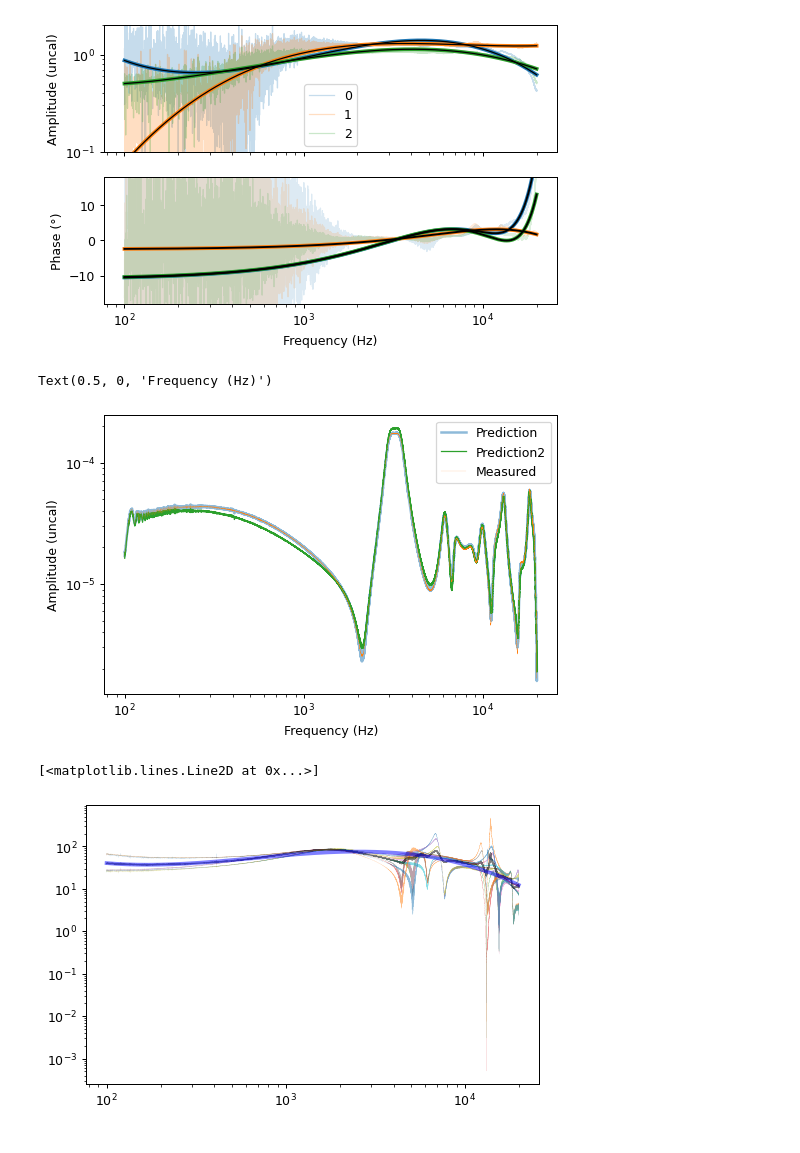
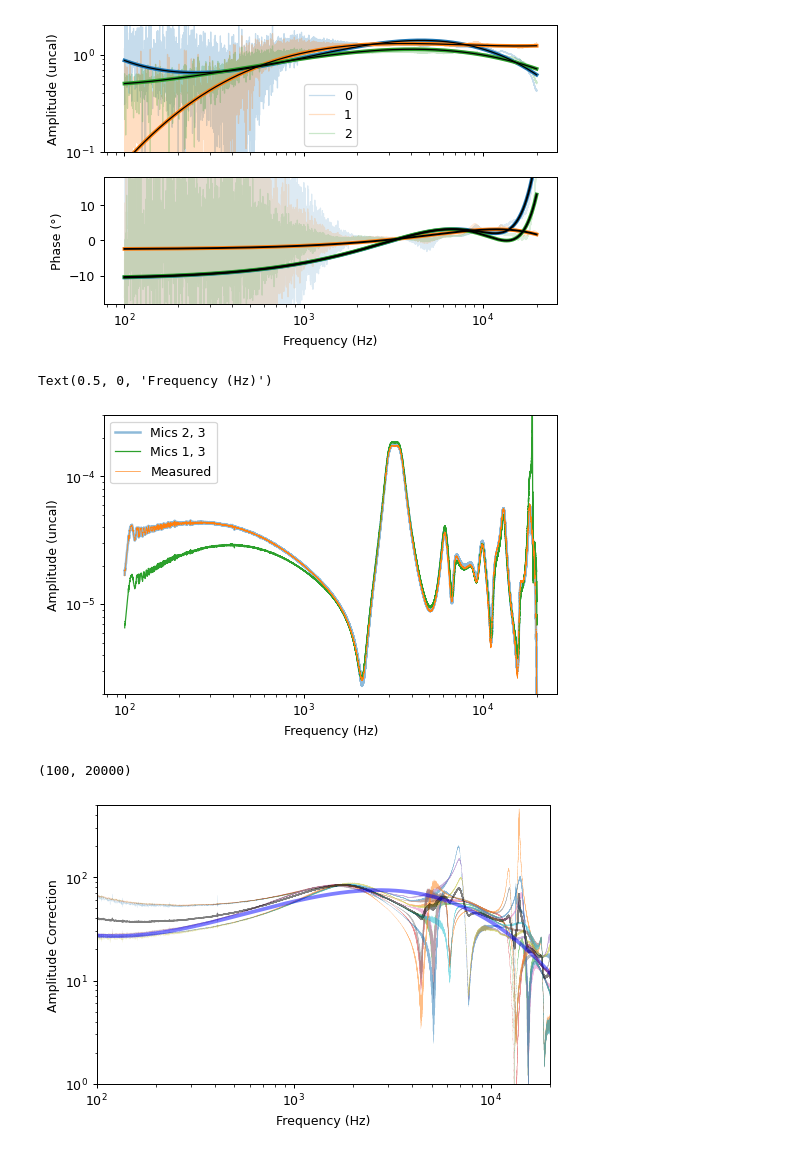
Before and after one commit to Tympan/auren-python, a Jupyter notebook: jupyter_notebooks/2024-07-02_auren_calibration_0.ipynb, the cells around one changed output. Cells and saved outputs as stored; diff of their text form; code cells hidden in the pictures.

```diff
--- a/jupyter_notebooks/2024-07-02_auren_calibration_0.ipynb
+++ b/jupyter_notebooks/2024-07-02_auren_calibration_0.ipynb
@@ -393,6 +392,7 @@ p3_pred = cavern_model.p_measured(
     x_mic[mic_ref],
     x_mic[mic1], x_mic[mic2],
     p[channel, trial, mic1] * cal_ordered[:, mic1], p[channel, trial, mic2] * cal_ordered[:, mic2])
+mic1 = 0
 p3_pred_smooth = cavern_model.p_measured(
     f[0, 0] * units.Hz,
     x_mic[mic_ref],
@@ -400,15 +400,16 @@ p3_pred_smooth = cavern_model.p_measured(
     p[channel, trial, mic1] * cal2[:, mic1], p[channel, trial, mic2] * cal2[:, mic2])
 
 fig, axs = plt.subplots(1, 1, sharex=True, **figkwargs)
-axs.loglog(f[0, 0], np.abs(p3_pred), 'C0', lw=2, alpha=0.5, label="Prediction")
-axs.loglog(f[0, 0], np.abs(p3_pred_smooth), 'C2', lw=1, label="Prediction2")
-axs.loglog(f[0, 0], np.abs(p[channel, trial, mic_ref]), 'C1', lw=0.1, label="Measured")
+axs.loglog(f[0, 0], np.abs(p3_pred), 'C0', lw=2, alpha=0.5, label="Mics 2, 3")
+axs.loglog(f[0, 0], np.abs(p3_pred_smooth), 'C2', lw=1, label="Mics 1, 3")
+axs.loglog(f[0, 0], np.abs(p[channel, trial, mic_ref]), 'C1', lw=0.5, label="Measured")
 axs.legend()
+plt.ylim(2e-6, 3e-4)
 axs.set_ylabel("Amplitude (uncal)")
 axs.set_xlabel('Frequency (Hz)')
 # %% [output]
 Text(0.5, 0, 'Frequency (Hz)')
-[figure, old version]
+[figure, new version]
 # %%
 # Now, calibrate the amplitude using a VERY similar approach to older attempts, but using the B&K probe measured pressure
 x_probe_offset = 0* units.mm
@@ -431,6 +432,7 @@ for i, mic in enumerate(channels[:-1]):
 s_abs_amp = 2
 
 amp_cal = mic_p_correction.mean(axis=(0, 1))
+amp_cal = mic_p_correction[1:].mean(axis=(0, 1))
 amp_cal_b = 10**(np.log10(mic_p_correction).mean(axis=(0, 1)))
 amp_cal_orig = mic_p_correction.mean(axis=(0, 1))
 # TODO, make a better fit with ALL the data here, not just a mean of the data...
@@ -467,13 +469,17 @@ amp_cal2 = 10**interpolate.splev(np.log10(f[0, 0]), amp_cal_spline)
 # %%
 plt.figure(**figkwargs)
 plt.loglog(f[0, 0], mic_p_correction.reshape(np.prod(mic_p_correction.shape[:2]), -1).T, lw=0.1, alpha=0.5)
 plt.loglog(f[0, 0], amp_cal_orig, 'k', alpha=0.5, lw=1)
 # plt.loglog(f[0, 0], amp_cal_b, 'r', alpha=0.75, lw=1)
 plt.loglog(f[0, 0], amp_cal2, 'b', alpha=0.5, lw=3)
+plt.ylim(1,500)
+plt.ylabel("Amplitude Correction")
+plt.xlabel("Frequency (Hz)")
+plt.xlim(100, 20000)
 # plt.legend(range(12))
 # %% [output]
-[<matplotlib.lines.Line2D at 0x...>]
+(100, 20000)
-[figure, old version]
+[figure, new version]
 # %%
 plt.figure(**figkwargs)
 plt.semilogy(f[0, 0], mic_p_correction.reshape(np.prod(mic_p_correction.shape[:2]), -1).T, lw=0.1, alpha=0.5)
```
Also changed, not shown: parts of 32 cells of this notebook, 1 other file.
